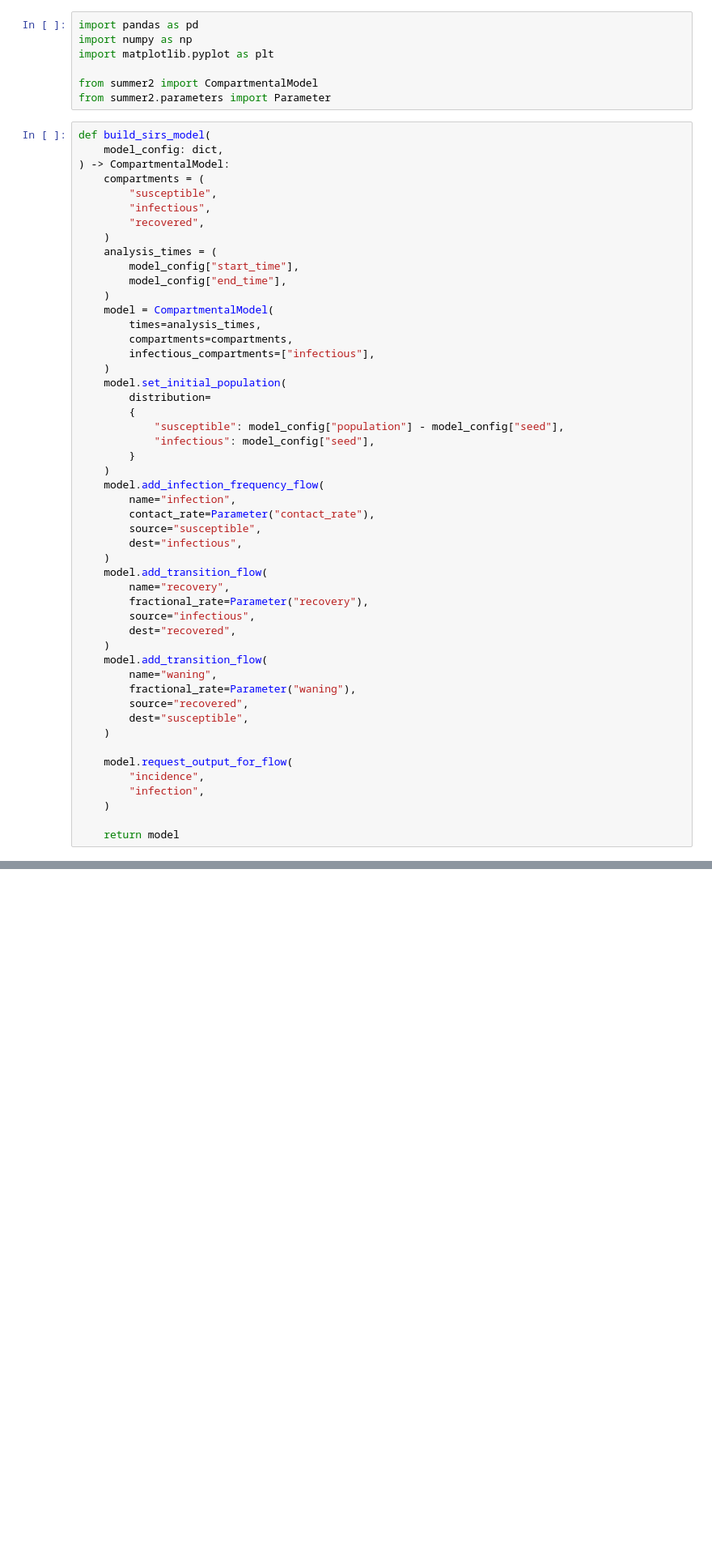
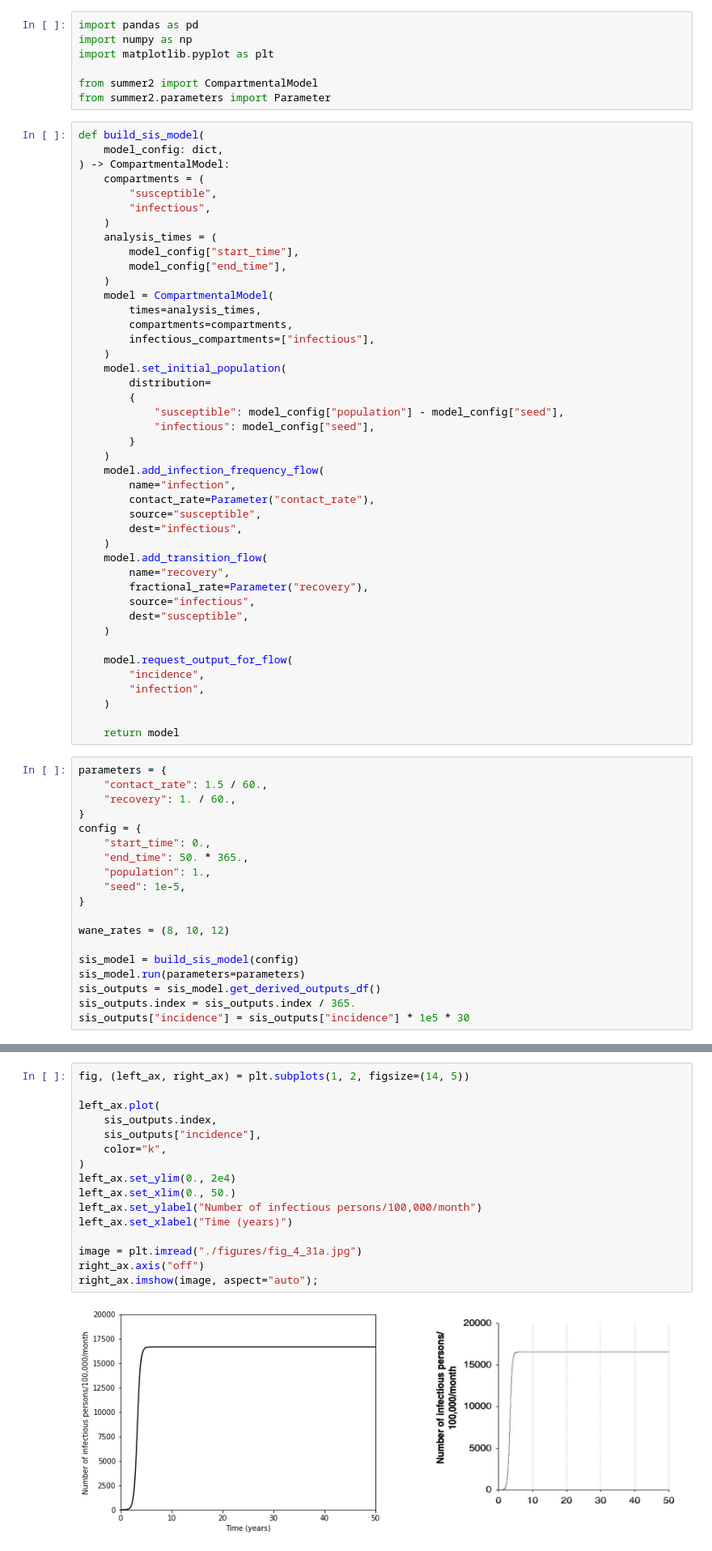
Before and after one commit to monash-emu/summer-vynnycky-white-validation, a Jupyter notebook: text_figures/chapter_4_fig_4_31.ipynb, the cells around one changed output, grey strips where cells are left out. Shown at 81% size. Saved outputs shown, nothing was run; the diff lists cells and outputs as text; blank space fills up the shorter version.

```diff
--- a/text_figures/chapter_4_fig_4_31.ipynb
+++ b/text_figures/chapter_4_fig_4_31.ipynb
@@ -6,13 +6,12 @@ import matplotlib.pyplot as plt
 from summer2 import CompartmentalModel
 from summer2.parameters import Parameter
 # %%
-def build_sirs_model(
+def build_sis_model(
     model_config: dict,
 ) -> CompartmentalModel:
     compartments = (
         "susceptible",
         "infectious",
-        "recovered",
     )
     analysis_times = (
         model_config["start_time"],
@@ -40,12 +39,6 @@ def build_sirs_model(
         name="recovery",
         fractional_rate=Parameter("recovery"),
         source="infectious",
-        dest="recovered",
-    )
-    model.add_transition_flow(
-        name="waning",
-        fractional_rate=Parameter("waning"),
-        source="recovered",
         dest="susceptible",
     )
 
@@ -55,3 +48,22 @@ def build_sirs_model(
     )
 
     return model
+# %%
+parameters = {
+    "contact_rate": 1.5 / 60.,
+    "recovery": 1. / 60.,
+}
+config = {
+    "start_time": 0.,
+    "end_time": 50. * 365.,
+    "population": 1.,
+    "seed": 1e-5,
+}
+
+wane_rates = (8, 10, 12)
+
+sis_model = build_sis_model(config)
+sis_model.run(parameters=parameters)
+sis_outputs = sis_model.get_derived_outputs_df()
+sis_outputs.index = sis_outputs.index / 365.
+sis_outputs["incidence"] = sis_outputs["incidence"] * 1e5 * 30
@@ -57,0 +72,18 @@ def build_sirs_model(
+# %%
+fig, (left_ax, right_ax) = plt.subplots(1, 2, figsize=(14, 5))
+
+left_ax.plot(
+    sis_outputs.index,
+    sis_outputs["incidence"],
+    color="k",
+)
+left_ax.set_ylim(0., 2e4)
+left_ax.set_xlim(0., 50.)
+left_ax.set_ylabel("Number of infectious persons/100,000/month")
+left_ax.set_xlabel("Time (years)")
+
+image = plt.imread("./figures/fig_4_31a.jpg")
+right_ax.axis("off")
+right_ax.imshow(image, aspect="auto");
+# %% [output]
+[figure, added]
```
Also changed, not shown: parts of 4 cells of this notebook, 1 other file.
